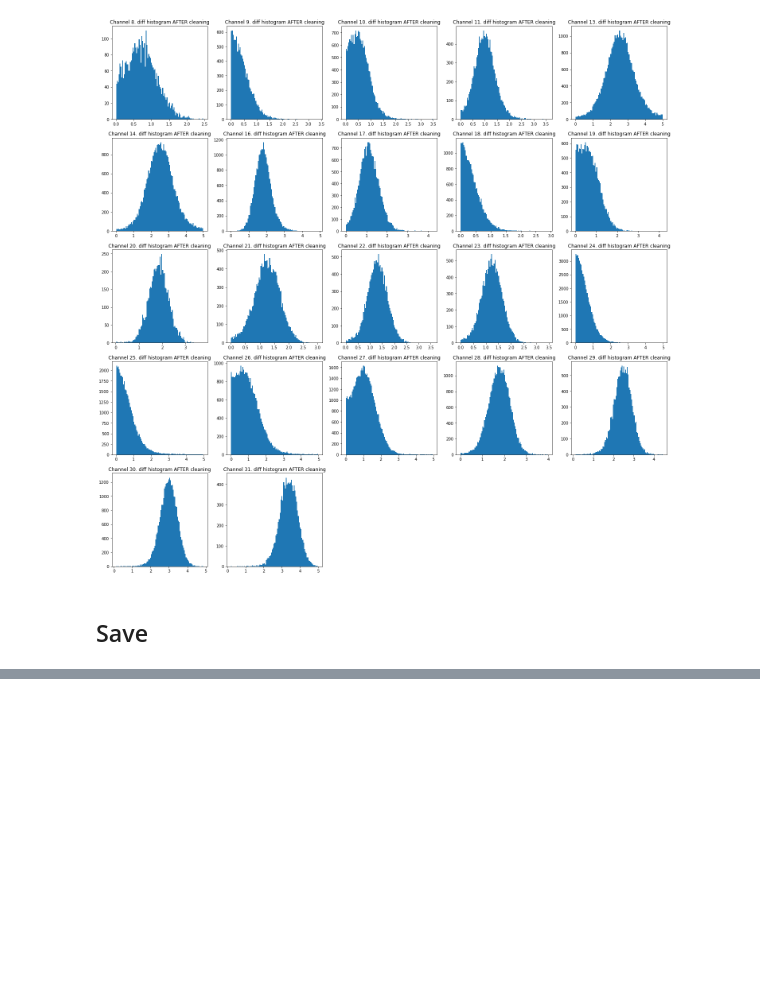
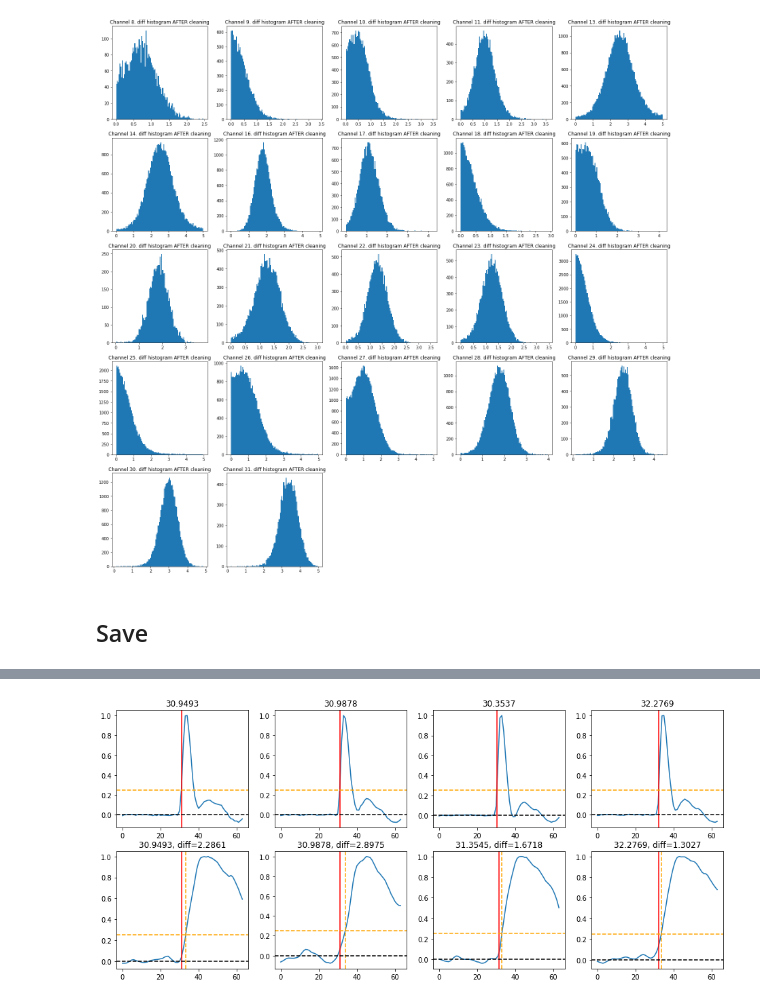
Before and after one commit to MatiXOfficial/pps-diamond-time-measurement, a Jupyter notebook: notebooks/data_preparation/prepare_dataset.ipynb, the cells around one changed output, grey strips where cells are left out. Drawn from its saved outputs; the diff is of its cells as text; code cells hidden in the pictures; blank space fills up the shorter version.

```diff
--- a/notebooks/data_preparation/prepare_dataset.ipynb
+++ b/notebooks/data_preparation/prepare_dataset.ipynb
@@ -169,0 +172,11 @@ plot_samples([8000, 9000, 10000, 11000])
+# %%
+channel = 16
+
+all_X_cleaned, all_y_cleaned = all_channels_data_dict[channel]
+_all_X_ch0_cleaned = all_channels_X_ch0[channel]
+_all_y_ch_non0_cleaned = all_channels_y_ch_non0[channel]
+
+plt.figure(figsize=(16, 7))
+plot_samples([0, 1000, 2000, 3000])
+# %% [output]
+[figure, added]
```
Also changed, not shown: parts of 11 cells of this notebook, 1 other file.
